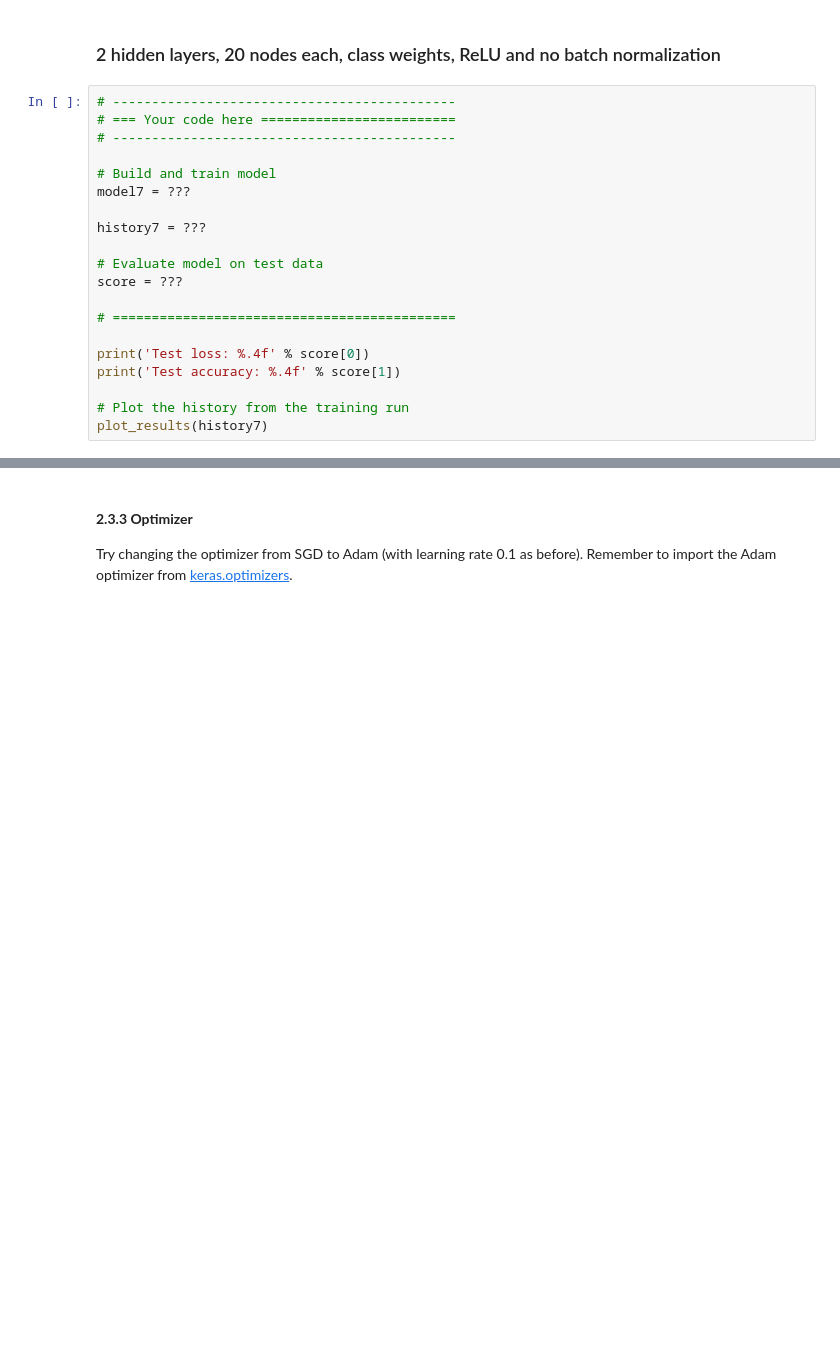
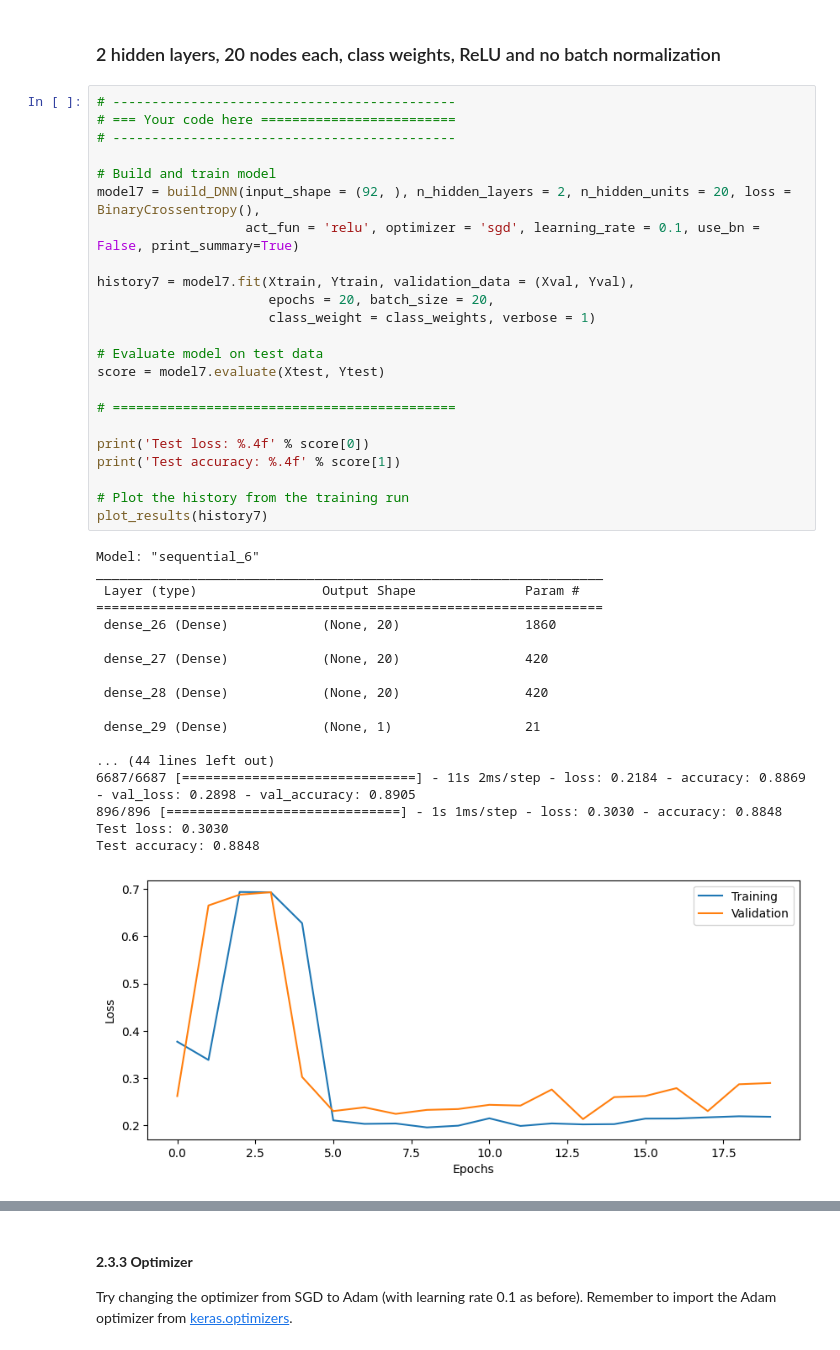
Before and after one commit to PranavC225/732A82_Deep_Learning, a Jupyter notebook: 2_DNN/DNN_Lab.ipynb, the cells around one changed output, grey strips where cells are left out. Drawn from its saved outputs; the diff is of its cells as text; blank space fills up the shorter version.

```diff
--- a/2_DNN/DNN_Lab.ipynb
+++ b/2_DNN/DNN_Lab.ipynb
@@ -500,20 +522,42 @@ Try changing the activation function in each layer from sigmoid to [ReLU](https:
 # %%
 # --------------------------------------------
 # === Your code here =========================
 # --------------------------------------------
 
 # Build and train model
-model7 = ???
+model7 = build_DNN(input_shape = (92, ), n_hidden_layers = 2, n_hidden_units = 20, loss = BinaryCrossentropy(),
+                   act_fun = 'relu', optimizer = 'sgd', learning_rate = 0.1, use_bn = False, print_summary=True)
 
-history7 = ???
+history7 = model7.fit(Xtrain, Ytrain, validation_data = (Xval, Yval),
+                      epochs = 20, batch_size = 20,
+                      class_weight = class_weights, verbose = 1)
 
 # Evaluate model on test data
-score = ???
+score = model7.evaluate(Xtest, Ytest)
 
 # ============================================
 
 print('Test loss: %.4f' % score[0])
 print('Test accuracy: %.4f' % score[1])
 
 # Plot the history from the training run
 plot_results(history7)
+# %% [output]
+Model: "sequential_6"
+_________________________________________________________________
+ Layer (type)                Output Shape              Param #
+=================================================================
+ dense_26 (Dense)            (None, 20)                1860
+
+ dense_27 (Dense)            (None, 20)                420
+
+ dense_28 (Dense)            (None, 20)                420
+
+ dense_29 (Dense)            (None, 1)                 21
+
+... (44 lines left out)
+6687/6687 [==============================] - 11s 2ms/step - loss: 0.2184 - accuracy: 0.8869 - val_loss: 0.2898 - val_accuracy: 0.8905
+896/896 [==============================] - 1s 1ms/step - loss: 0.3030 - accuracy: 0.8848
+Test loss: 0.3030
+Test accuracy: 0.8848
+[figure, added]
```
Also changed, not shown: parts of 7 cells of this notebook.
